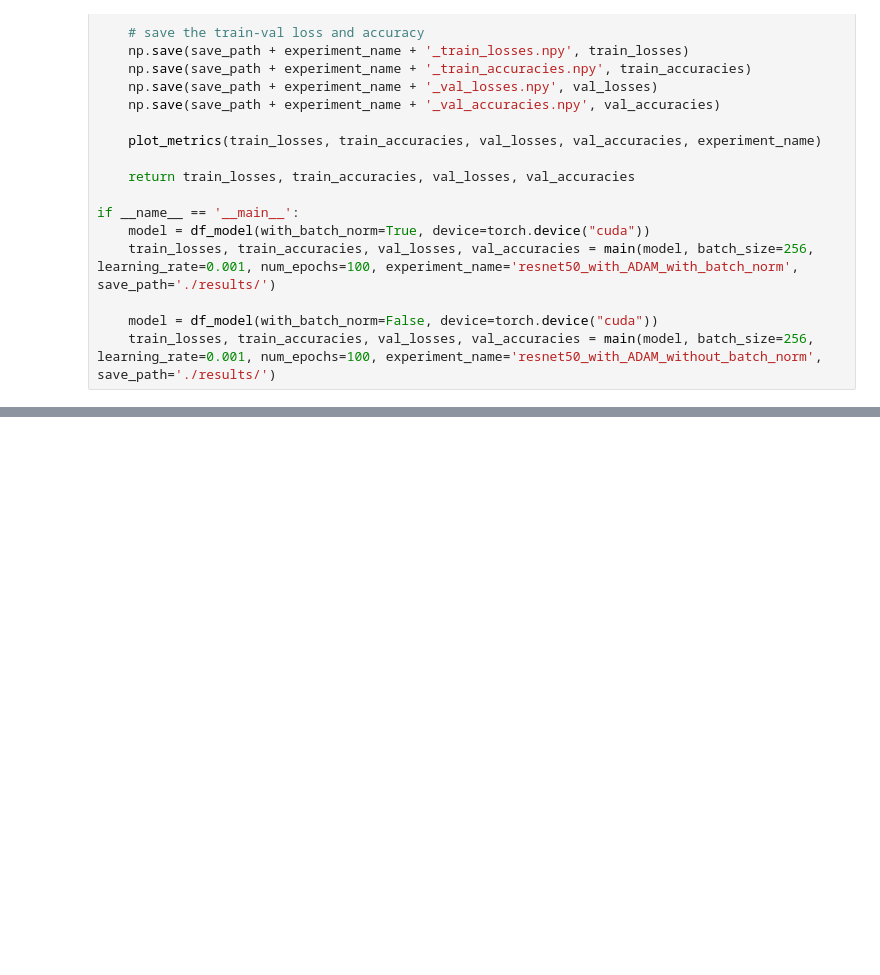
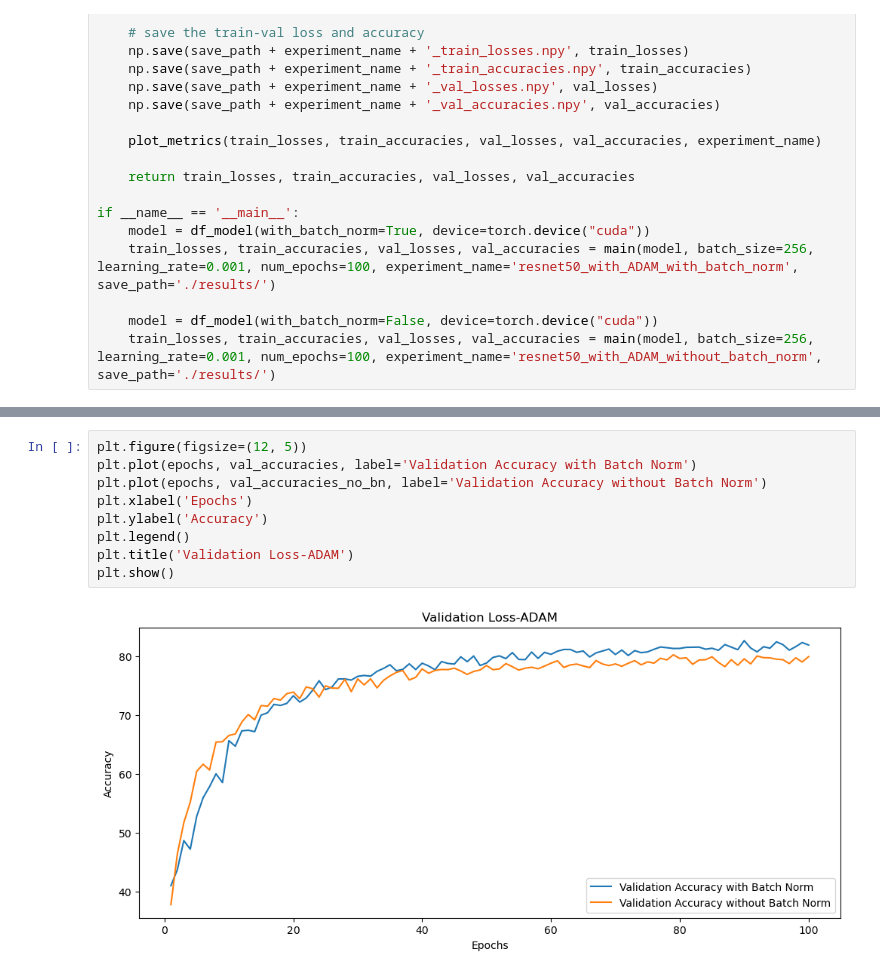
Before and after one commit to akansh12/OML-2024-AdaGrad-with-grad-difference, a Jupyter notebook: notebooks/CIFAR10-training.ipynb, the cells around one changed output, grey strips where cells are left out. Saved outputs shown, nothing was run; the diff lists cells and outputs as text; blank space fills up the shorter version.

```diff
--- a/notebooks/CIFAR10-training.ipynb
+++ b/notebooks/CIFAR10-training.ipynb
@@ -173,0 +194,11 @@ if __name__ == '__main__':
+# %%
+plt.figure(figsize=(12, 5))
+plt.plot(epochs, val_accuracies, label='Validation Accuracy with Batch Norm')
+plt.plot(epochs, val_accuracies_no_bn, label='Validation Accuracy without Batch Norm')
+plt.xlabel('Epochs')
+plt.ylabel('Accuracy')
+plt.legend()
+plt.title('Validation Loss-ADAM')
+plt.show()
+# %% [output]
+[figure, added]
```
Also changed, not shown: parts of 3 cells of this notebook, 1 other file.
